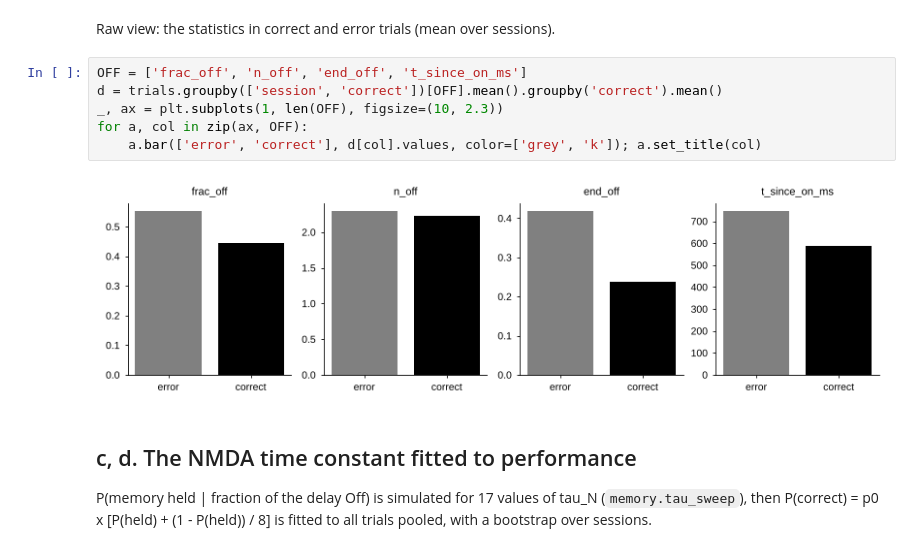
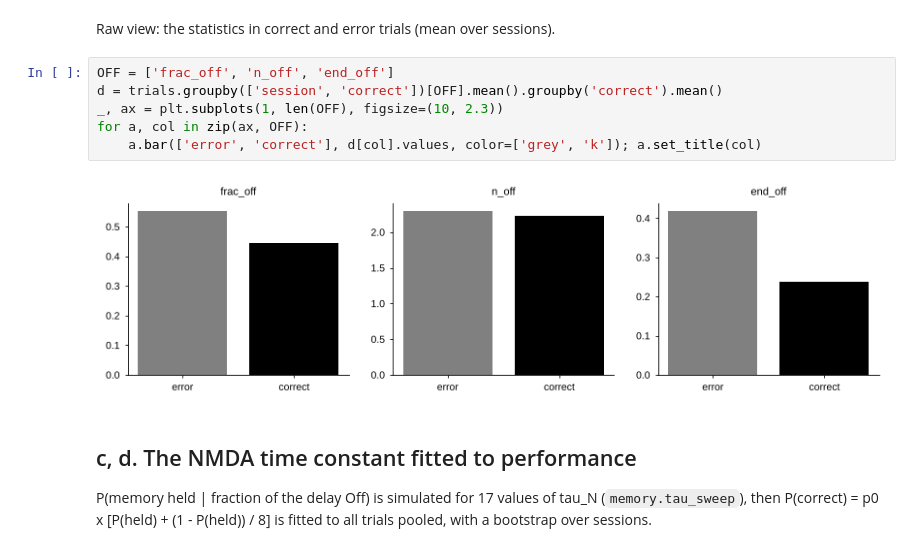
Before and after one commit to jmourabarbosa/nmda-intermitent, a Jupyter notebook: figure_notebooks/fig3.ipynb, the cells around one changed output. Drawn from its saved outputs; the diff is of its cells as text.

```diff
--- a/figure_notebooks/fig3.ipynb
+++ b/figure_notebooks/fig3.ipynb
@@ -89,13 +88,13 @@ monkey J: beta -0.21 (95% CI -0.61-0.19), p = 3.1e-01
 # %% [markdown]
 Raw view: the statistics in correct and error trials (mean over sessions).
 # %%
-OFF = ['frac_off', 'n_off', 'end_off', 't_since_on_ms']
+OFF = ['frac_off', 'n_off', 'end_off']
 d = trials.groupby(['session', 'correct'])[OFF].mean().groupby('correct').mean()
 _, ax = plt.subplots(1, len(OFF), figsize=(10, 2.3))
 for a, col in zip(ax, OFF):
     a.bar(['error', 'correct'], d[col].values, color=['grey', 'k']); a.set_title(col)
 # %% [output]
-[figure, old version]
+[figure, new version]
 # %% [markdown]
 ## c, d. The NMDA time constant fitted to performance
 P(memory held | fraction of the delay Off) is simulated for 17 values of tau_N (`memory.tau_sweep`), then
```
Also changed, not shown: parts of 4 cells of this notebook, 6 other files.
